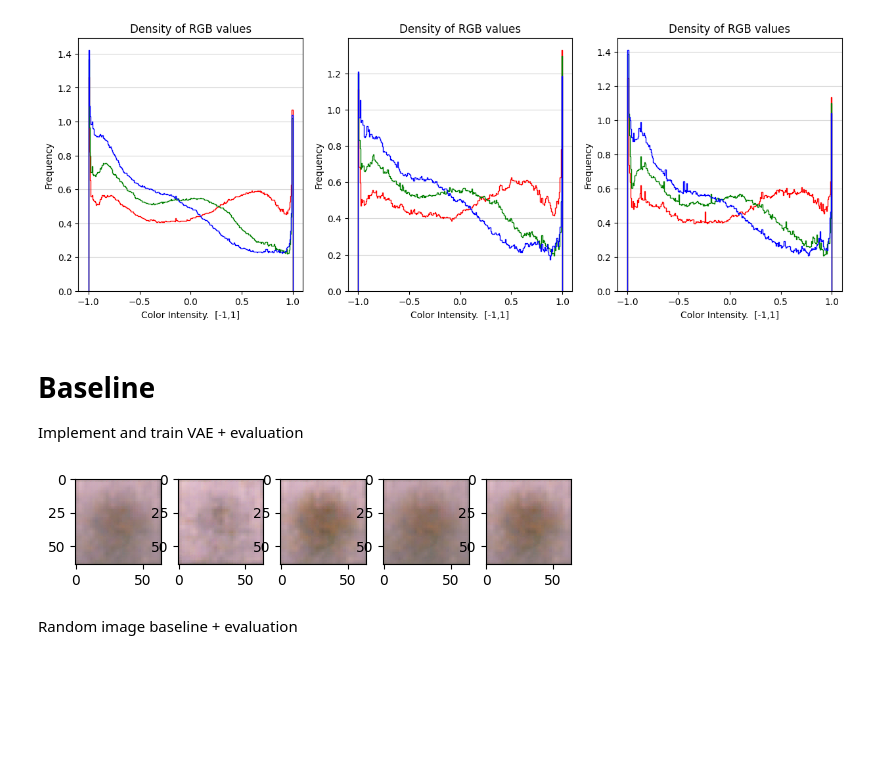
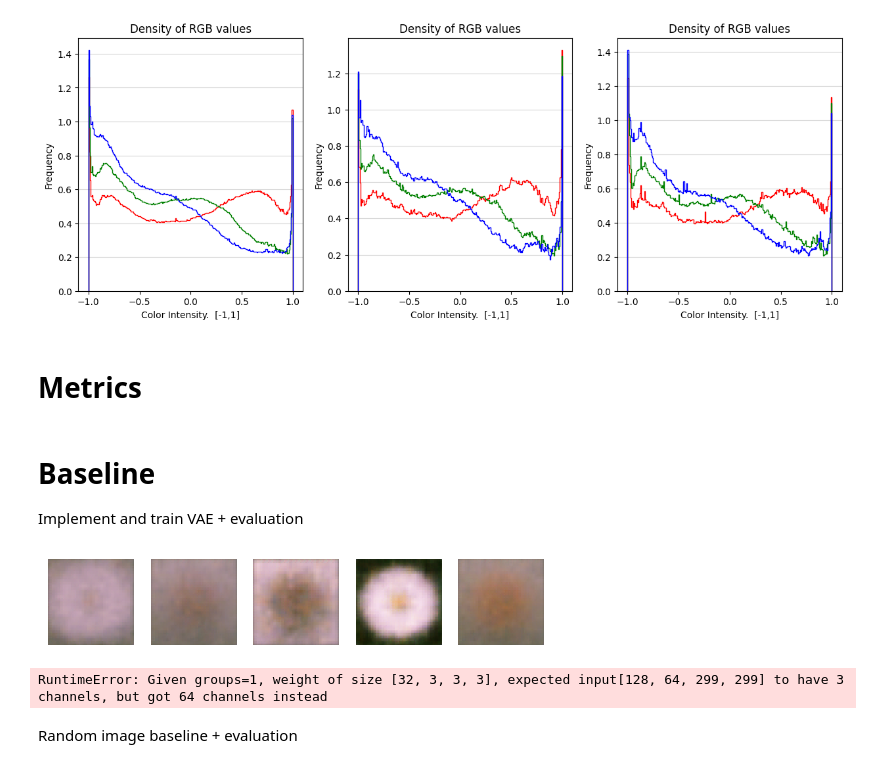
Before and after one commit to asztrikx/bme-diffusion-model, a Jupyter notebook: main.ipynb, the cells around one changed output. Saved outputs shown, nothing was run; the diff lists cells and outputs as text; code cells hidden in the pictures; blank space fills up the shorter version.

Commit message:
refactor: metrics, vae generator fix: eval only but not trained

```diff
--- a/main.ipynb
+++ b/main.ipynb
@@ -65,6 +65,8 @@ test_val_size = 0.2 # size of test and validation together to the whole dataset
 test_size = 0.5 # size of test to test and validation together
 num_workers = 2 # number of workers for data loading
 batch_size = 128
+height = 64
+width = height
 
 is_celeba_on = True # celebA is needed or not
 eval_only=True
@@ -102,7 +104,7 @@ class FlowersDataModule(pl.LightningDataModule):
 		self.batch_size = batch_size
 		self.base_transform = transforms.Compose([
 			transforms.CenterCrop(500),
-			transforms.Resize(64),
+			transforms.Resize(height),
 			transforms.ToTensor(),
 			transforms.Lambda(lambda img: (img - 0.5) * 2)
 		])
@@ -389,3 +391,5 @@ del flower_train, flower_test, flower_val
 if is_celeba_on:
 	del celeba_tensors
 	del celeba_train, celeba_test, celeba_val
+# %% [markdown]
+# Metrics
@@ -498,7 +530,8 @@ class VAE(pl.LightningModule):
 		return optimizer
 
 def get_vae(dm, model_name, config):
-	if eval_only:
+	import os.path
+	if eval_only and os.path.isfile(f"models/{model_name}.ckpt"):
 		model = VAE.load_from_checkpoint(f"models/{model_name}.ckpt", batch_size=batch_size)
 		model = model.cpu()
 	else:
@@ -533,20 +566,24 @@ config = SimpleNamespace(**{
 	"early_stop_patience": 10,
 })
 
-# todo better vae
-
 flowers_vae = get_vae(flowers_dm, "vae-flowers", config)
 if is_celeba_on:
+	#celeba_vae = get_vae(celeba_dm, "vae-celeba", config) # no need to train celeba for baseline
 	pass
-	#celeba_vae = get_vae(celeba_dm, "vae-celeba", config)
+# %%
+def vae_generate_batch(model, dm, batch_size):
+	z_random = torch.randn(batch_size, config.latent_size)
+	with torch.no_grad():
+		generated_transformed = model.decode(z_random)
+		generated = dm.reverse_transform(generated_transformed)
+	return generated
 # %%
-# Plot
-z_random = torch.randn(5, config.latent_size)
+# Generated images from noises
+generated = vae_generate_batch(flowers_vae, flowers_dm, 5)
+
 f,ax = plt.subplots(1,5)
-with torch.no_grad():
-	out = flowers_vae.decode(z_random)
-	out = flowers_dm.reverse_transform(out)
-	for i in range(5):
-		ax[i].imshow(out[i])
+for i in range(5):
+	ax[i].imshow(generated[i])
+	ax[i].axis('off')
 # %% [output]
-[figure, old version]
+[figure, new version]
@@ -555,3 +590,11 @@ with torch.no_grad():
+# %%
+inception_score = inception(
+	len(flowers_dm.test_dataloader()),
+	lambda: torch.from_numpy(vae_generate_batch(flowers_vae, flowers_dm, batch_size))
+)
+print(f"Inception (mean, std): {inception_score}")
+# %% [output]
+RuntimeError: Given groups=1, weight of size [32, 3, 3, 3], expected input[128, 64, 299, 299] to have 3 channels, but got 64 channels instead
 # %% [markdown]
 Random image baseline + evaluation
 # %%
```
Also changed, not shown: parts of 6 cells of this notebook.
